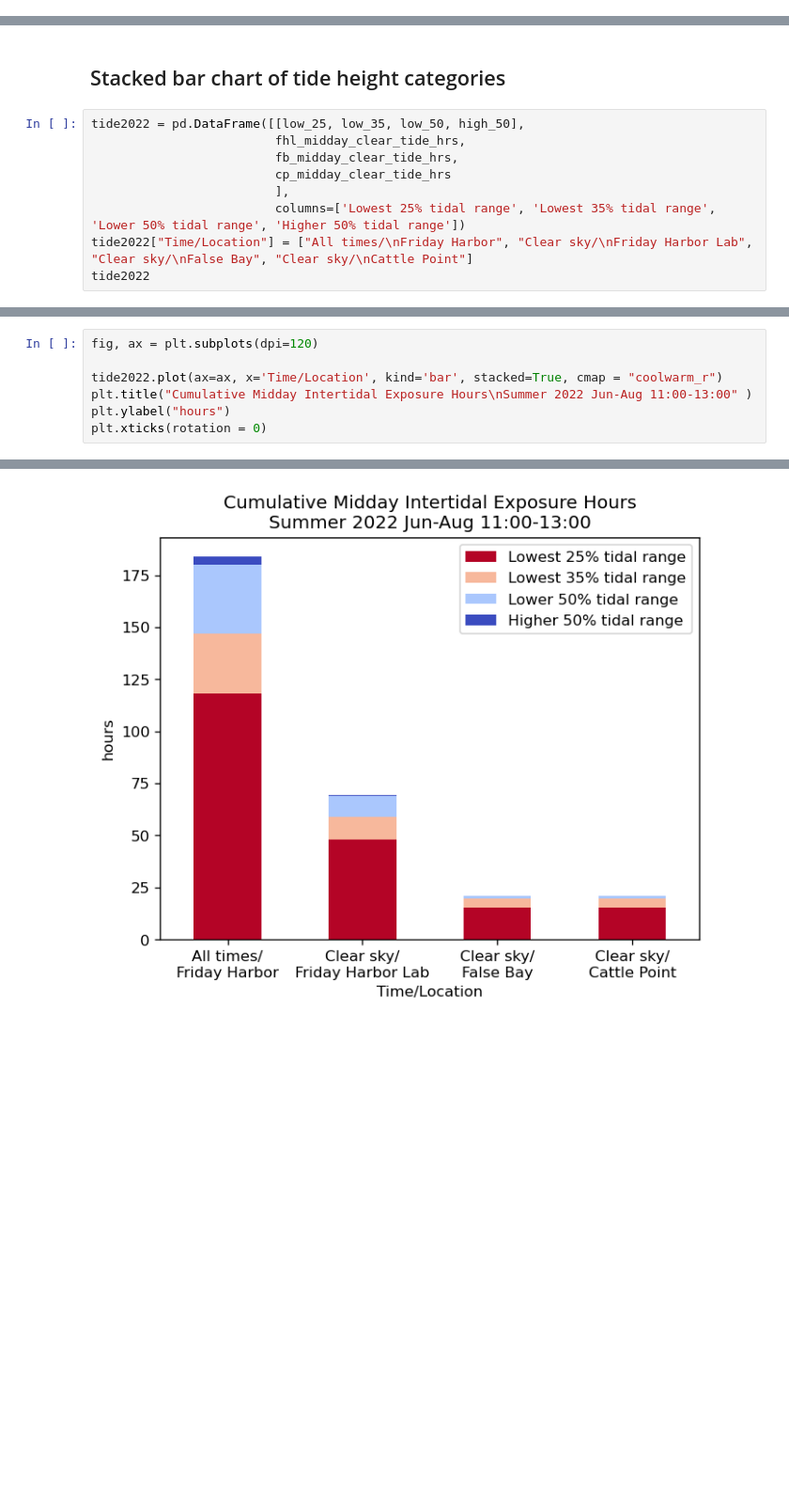
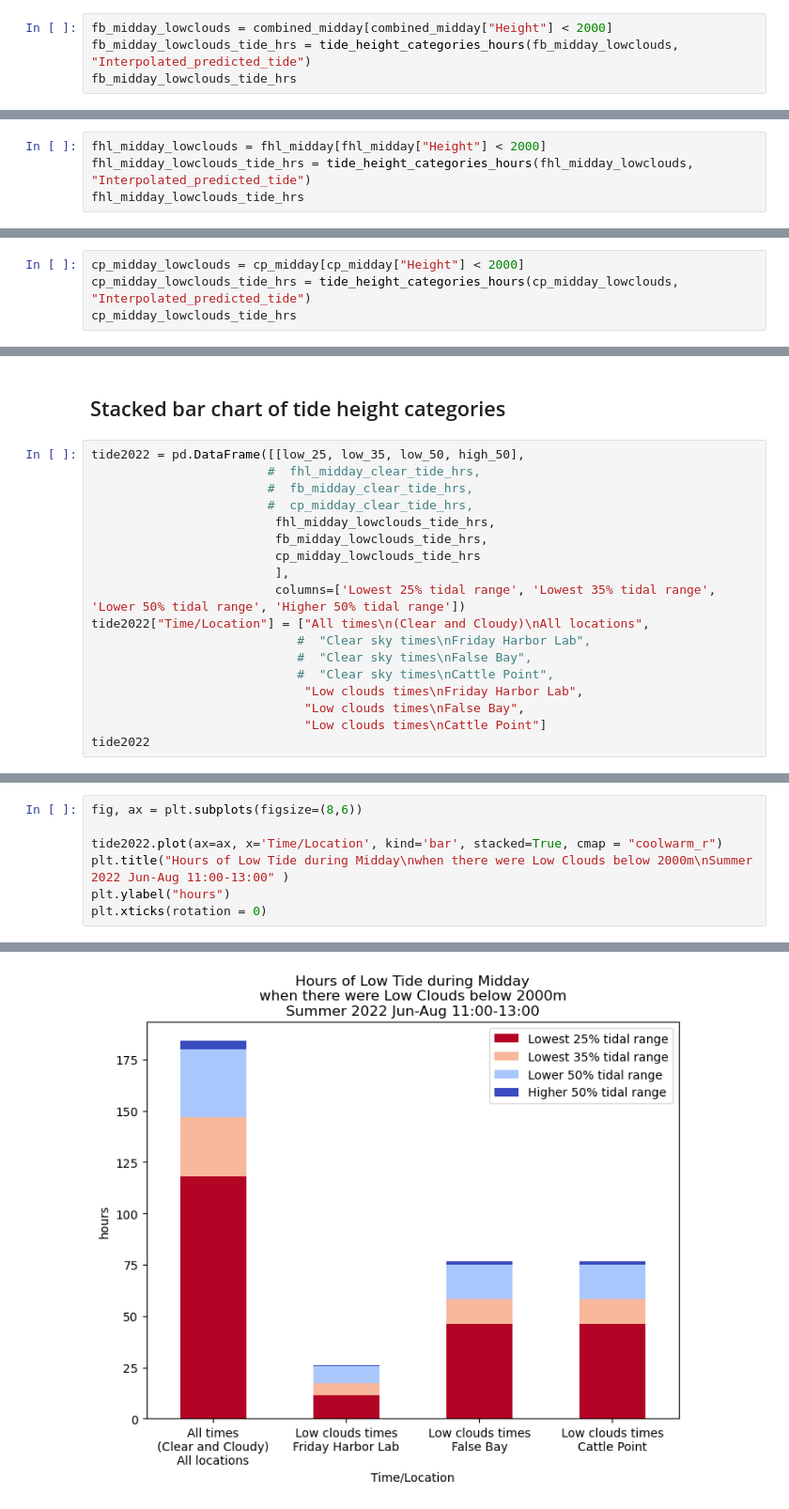
Before and after one commit to autumn-yng/summerfog, a Jupyter notebook: tide-vs-cloudheight.ipynb, the cells around one changed output, grey strips where cells are left out. Shown at 94% size. Saved outputs shown, nothing was run; the diff lists cells and outputs as text; blank space fills up the shorter version.

Commit message:
Plot stacked bars of low tide when low clouds

```diff
--- a/tide-vs-cloudheight.ipynb
+++ b/tide-vs-cloudheight.ipynb
@@ -348,3 +375,7 @@ fb_midday_clear_tide_hrs = tide_height_categories_hours(fb_midday_clear, "Interp
 fb_midday_clear_tide_hrs
 # %% [output]
 [15.33, 4.33, 1.5, 0.0]
+# %%
+fb_midday_lowclouds = combined_midday[combined_midday["Height"] < 2000]
+fb_midday_lowclouds_tide_hrs = tide_height_categories_hours(fb_midday_lowclouds, "Interpolated_predicted_tide")
+fb_midday_lowclouds_tide_hrs
@@ -376,3 +409,7 @@ fhl_midday_clear_tide_hrs = tide_height_categories_hours(fhl_midday_clear, "Inte
 fhl_midday_clear_tide_hrs
 # %% [output]
 [48.25, 10.75, 10.0, 0.58]
+# %%
+fhl_midday_lowclouds = fhl_midday[fhl_midday["Height"] < 2000]
+fhl_midday_lowclouds_tide_hrs = tide_height_categories_hours(fhl_midday_lowclouds, "Interpolated_predicted_tide")
+fhl_midday_lowclouds_tide_hrs
@@ -404,3 +443,7 @@ cp_midday_clear_tide_hrs = tide_height_categories_hours(cp_midday_clear, "Interp
 cp_midday_clear_tide_hrs
 # %% [output]
 [15.33, 4.33, 1.5, 0.0]
+# %%
+cp_midday_lowclouds = cp_midday[cp_midday["Height"] < 2000]
+cp_midday_lowclouds_tide_hrs = tide_height_categories_hours(cp_midday_lowclouds, "Interpolated_predicted_tide")
+cp_midday_lowclouds_tide_hrs
@@ -408,12 +453,21 @@ cp_midday_clear_tide_hrs
 ## Stacked bar chart of tide height categories
 # %%
 tide2022 = pd.DataFrame([[low_25, low_35, low_50, high_50],
-                         fhl_midday_clear_tide_hrs,
-                         fb_midday_clear_tide_hrs,
-                         cp_midday_clear_tide_hrs
+                        #  fhl_midday_clear_tide_hrs,
+                        #  fb_midday_clear_tide_hrs,
+                        #  cp_midday_clear_tide_hrs,
+                         fhl_midday_lowclouds_tide_hrs,
+                         fb_midday_lowclouds_tide_hrs,
+                         cp_midday_lowclouds_tide_hrs
                          ],
                          columns=['Lowest 25% tidal range', 'Lowest 35% tidal range', 'Lower 50% tidal range', 'Higher 50% tidal range'])
-tide2022["Time/Location"] = ["All times/\nFriday Harbor", "Clear sky/\nFriday Harbor Lab", "Clear sky/\nFalse Bay", "Clear sky/\nCattle Point"]
+tide2022["Time/Location"] = ["All times\n(Clear and Cloudy)\nAll locations",
+                            #  "Clear sky times\nFriday Harbor Lab",
+                            #  "Clear sky times\nFalse Bay",
+                            #  "Clear sky times\nCattle Point",
+                             "Low clouds times\nFriday Harbor Lab",
+                             "Low clouds times\nFalse Bay",
+                             "Low clouds times\nCattle Point"]
 tide2022
 # %% [output]
 |  | Lowest 25% tidal range | Lowest 35% tidal range | Lower 50% tidal range | Higher 50% tidal range | Time/Location |
@@ -424,8 +478,8 @@ tide2022
 # %%
-fig, ax = plt.subplots(dpi=120)
+fig, ax = plt.subplots(figsize=(8,6))
 
 tide2022.plot(ax=ax, x='Time/Location', kind='bar', stacked=True, cmap = "coolwarm_r")
-plt.title("Cumulative Midday Intertidal Exposure Hours\nSummer 2022 Jun-Aug 11:00-13:00" )
+plt.title("Hours of Low Tide during Midday\nwhen there were Low Clouds below 2000m\nSummer 2022 Jun-Aug 11:00-13:00" )
 plt.ylabel("hours")
 plt.xticks(rotation = 0)
 # %% [output]
@@ -437 +491 @@ plt.xticks(rotation = 0)
-[figure, old version]
+[figure, new version]
```
Also changed, not shown: parts of 9 cells of this notebook, 2 other files.
